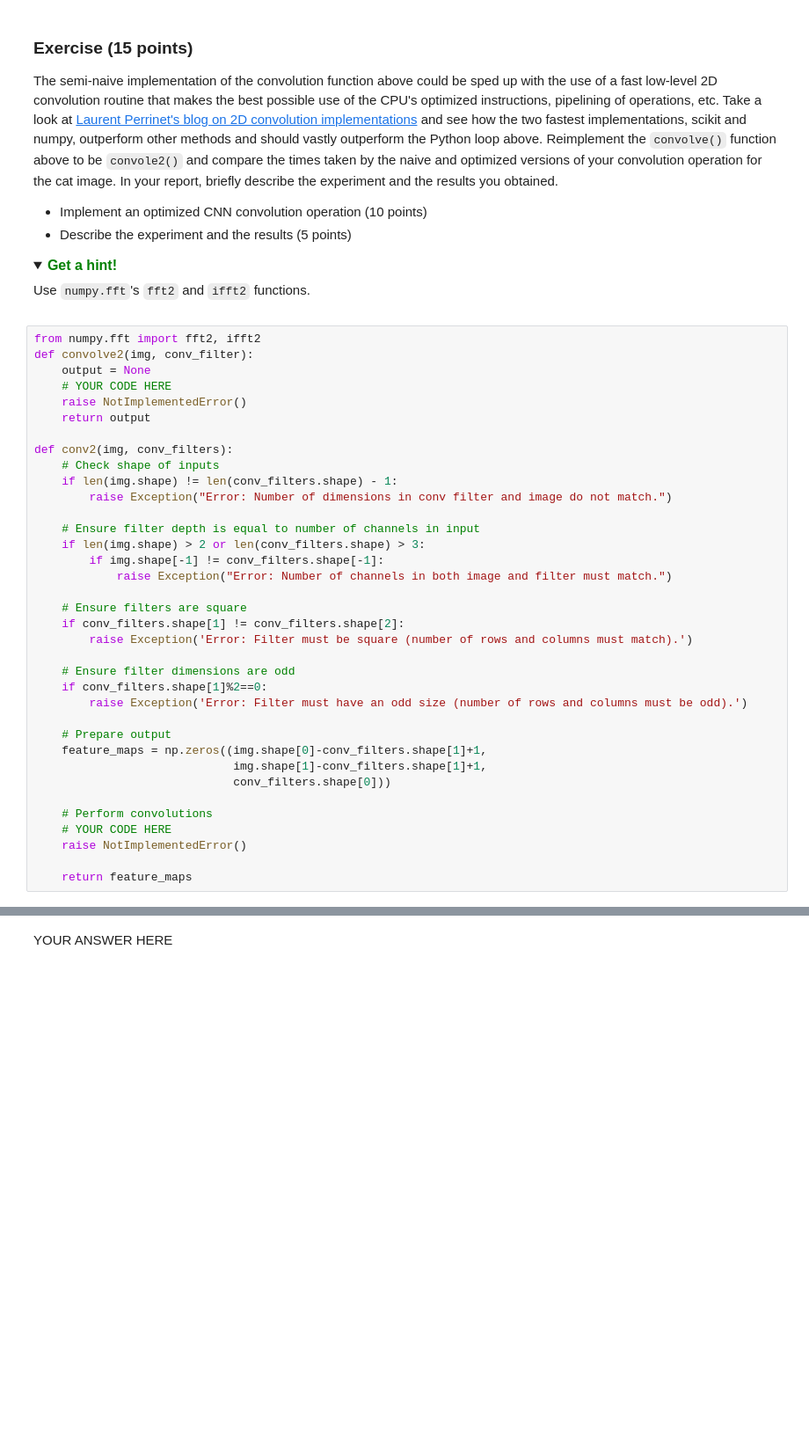
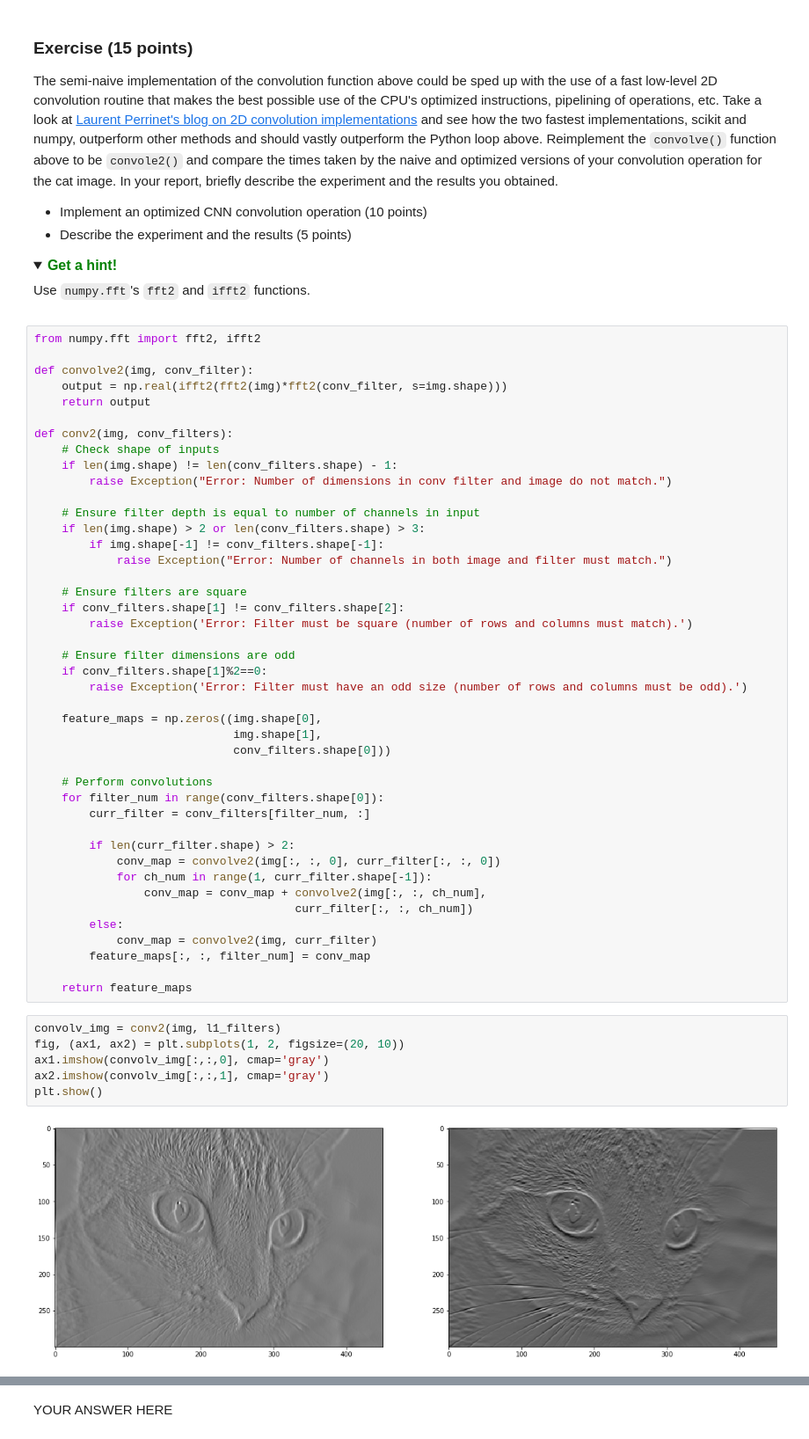
Before and after one commit to zMaxKunGz/ML-Ait-Lab, a Jupyter notebook: Lab9/09-DeepLearning-II.ipynb, the cells around one changed output, grey strips where cells are left out. Shown at 88% size. Drawn from its saved outputs; the diff is of its cells as text; folded sections open; blank space fills up the shorter version.

```diff
--- a/Lab9/09-DeepLearning-II.ipynb
+++ b/Lab9/09-DeepLearning-II.ipynb
@@ -172,10 +177,9 @@ Use <code>numpy.fft</code>'s `fft2` and `ifft2` functions.
 </details>
 # %%
 from numpy.fft import fft2, ifft2
+
 def convolve2(img, conv_filter):
-    output = None
-    # YOUR CODE HERE
-    raise NotImplementedError()
+    output = np.real(ifft2(fft2(img)*fft2(conv_filter, s=img.shape)))
     return output
 
 def conv2(img, conv_filters):
@@ -196,16 +200,32 @@ def conv2(img, conv_filters):
     if conv_filters.shape[1]%2==0:
         raise Exception('Error: Filter must have an odd size (number of rows and columns must be odd).')
 
-    # Prepare output
-    feature_maps = np.zeros((img.shape[0]-conv_filters.shape[1]+1,
-                             img.shape[1]-conv_filters.shape[1]+1,
+    feature_maps = np.zeros((img.shape[0],
+                             img.shape[1],
                              conv_filters.shape[0]))
 
     # Perform convolutions
-    # YOUR CODE HERE
-    raise NotImplementedError()
+    for filter_num in range(conv_filters.shape[0]):
+        curr_filter = conv_filters[filter_num, :]
+
+        if len(curr_filter.shape) > 2:
+            conv_map = convolve2(img[:, :, 0], curr_filter[:, :, 0])
+            for ch_num in range(1, curr_filter.shape[-1]):
+                conv_map = conv_map + convolve2(img[:, :, ch_num],
+                                      curr_filter[:, :, ch_num])
+        else:
+            conv_map = convolve2(img, curr_filter)
+        feature_maps[:, :, filter_num] = conv_map
 
     return feature_maps
+# %%
+convolv_img = conv2(img, l1_filters)
+fig, (ax1, ax2) = plt.subplots(1, 2, figsize=(20, 10))
+ax1.imshow(convolv_img[:,:,0], cmap='gray')
+ax2.imshow(convolv_img[:,:,1], cmap='gray')
+plt.show()
+# %% [output]
+[figure, added]
 # %%
 import datetime
 start = datetime.datetime.now()
```
Also changed, not shown: parts of 16 cells of this notebook.
